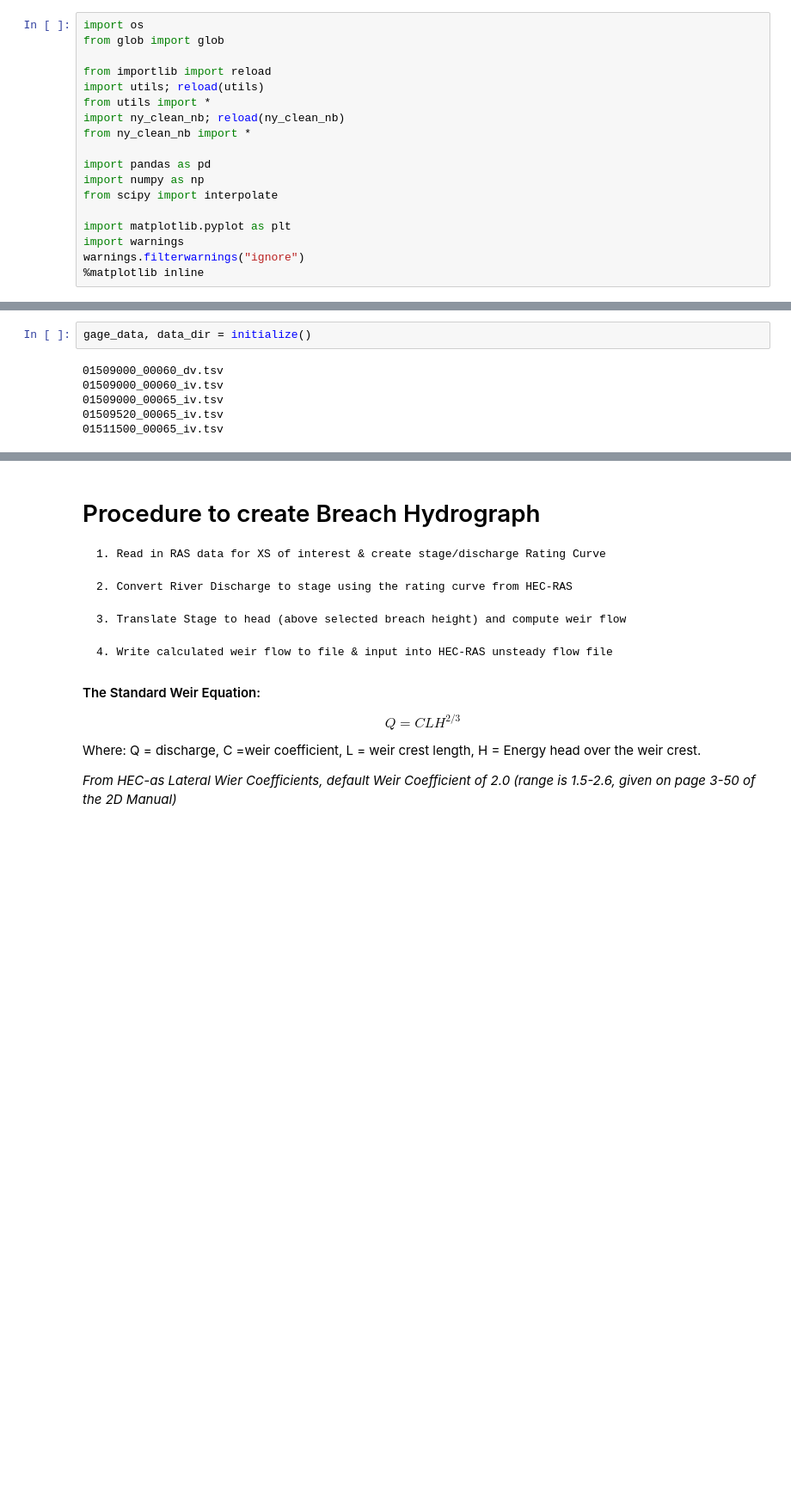
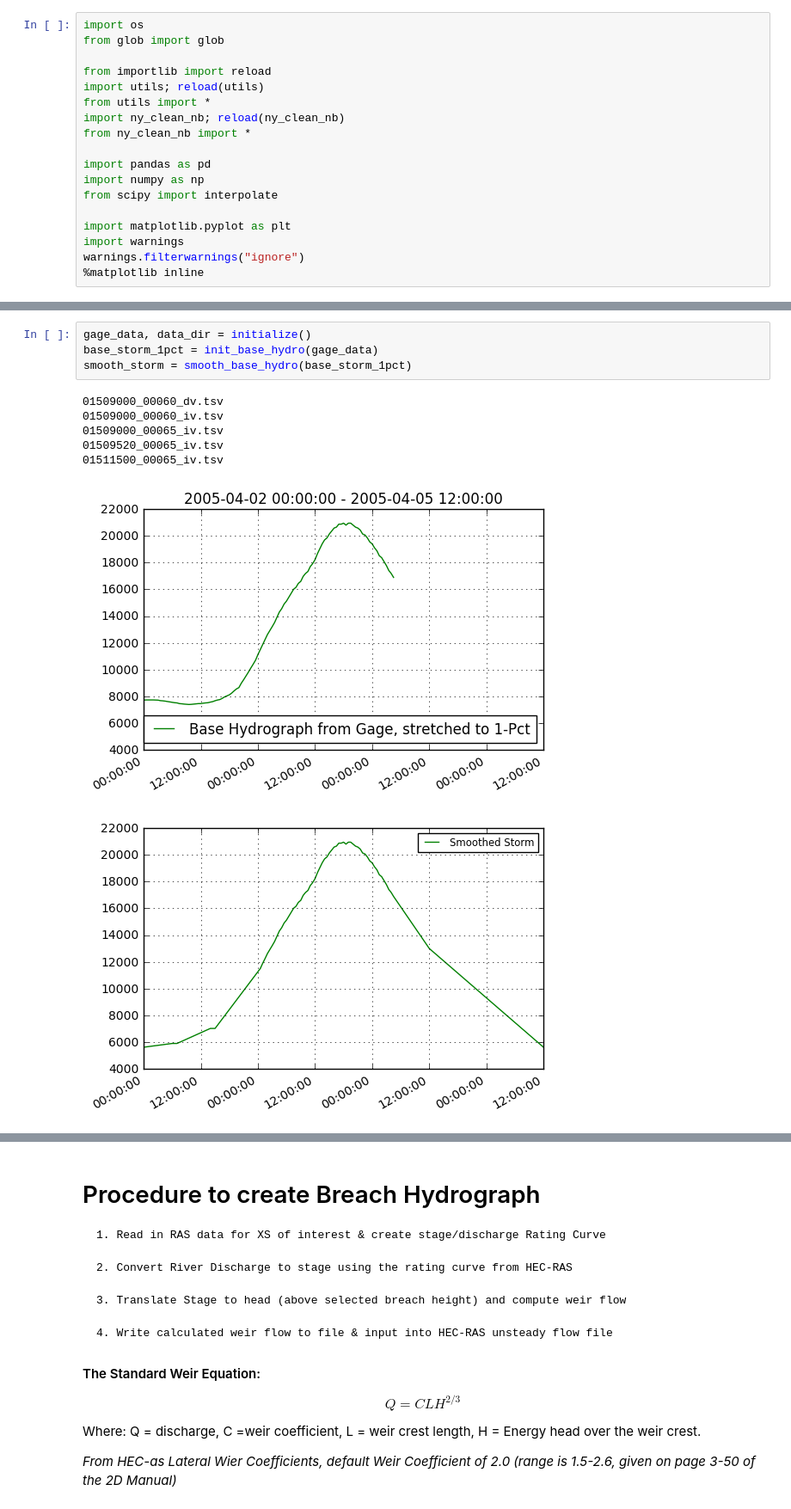
Before and after one commit to slawler/HydrologyTools, a Jupyter notebook: nbs/GetHydrograph_WP.ipynb, the cells around one changed output, grey strips where cells are left out. Shown: that part at 86% size. Cells and saved outputs as stored; diff of their text form; blank space fills up the shorter version.

```diff
--- a/nbs/GetHydrograph_WP.ipynb
+++ b/nbs/GetHydrograph_WP.ipynb
@@ -27,8 +31,12 @@ warnings.filterwarnings("ignore")
 # %%
 gage_data, data_dir = initialize()
+base_storm_1pct = init_base_hydro(gage_data)
+smooth_storm = smooth_base_hydro(base_storm_1pct)
 # %% [output]
 01509000_00060_dv.tsv
 01509000_00060_iv.tsv
 01509000_00065_iv.tsv
 01509520_00065_iv.tsv
 01511500_00065_iv.tsv
+[figure, added]
+[figure, added]
```
Also changed, not shown: parts of 12 cells of this notebook, 20 other files.
